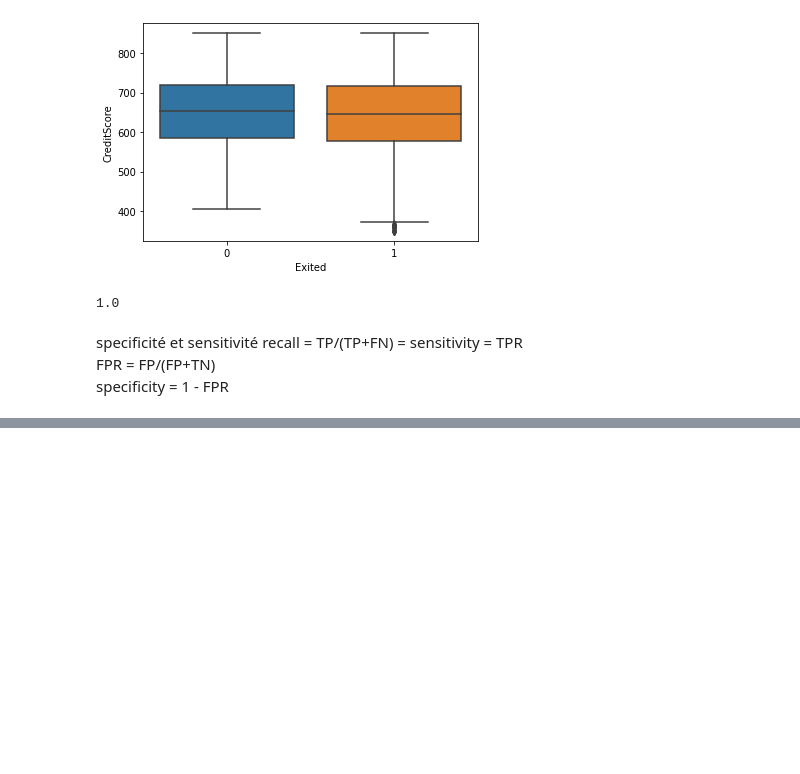
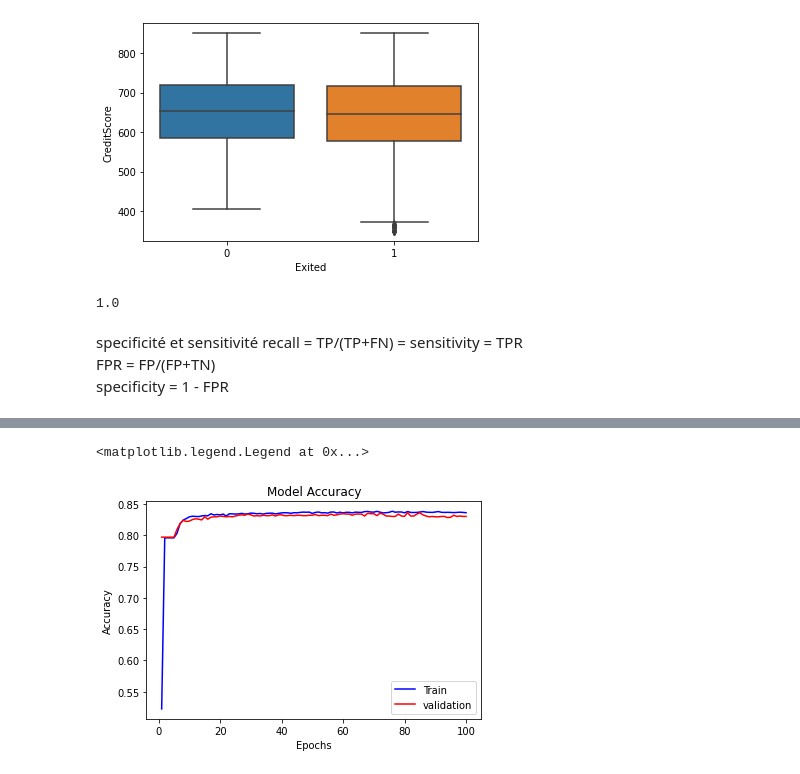
Before and after one commit to aws3ma/deep-learning, a Jupyter notebook: Atelier_1.ipynb, the cells around one changed output, grey strips where cells are left out. Cells and saved outputs as stored; diff of their text form; code cells hidden in the pictures; blank space fills up the shorter version.

```diff
--- a/Atelier_1.ipynb
+++ b/Atelier_1.ipynb
@@ -9,7 +9,7 @@ Mounted at /content/drive
 import warnings
 warnings.filterwarnings('ignore')
 # %%
-ml_folder='/content/drive/MyDrive/ML/'
+dl_folder='/content/drive/MyDrive/DL/'
 # %%
 import pandas as pd
 import numpy as np
@@ -18,5 +24,5 @@ import warnings
 # %%
-df=pd.read_csv(ml_folder+'Churn_Modelling.csv')
+df=pd.read_csv(dl_folder+'Churn_Modelling.csv')
 df
 # %% [output]
 |  | RowNumber | CustomerId | Surname | CreditScore | Geography | Gender | Age | Tenure | Balance | ... |
@@ -213,3 +219,16 @@ specificité et sensitivité
 recall = TP/(TP+FN) = sensitivity = TPR <br/>
 FPR = FP/(FP+TN) <br/>
 specificity = 1 - FPR
+# %%
+model =Sequential()
+model.add(Dense(6 ,input_shape =(11,)))
+model.add(Activation ('sigmoid'))
+model.add(Dense(6 ))
+model.add(Activation ('sigmoid'))
+
+model.add(Dense(1))
+model.add(Activation ('sigmoid'))
+
+model.compile(loss='binary_crossentropy' , metrics =['accuracy'], optimizer='adam')
+# %%
+hist = model.fit(x_train,y_train,batch_size=10,epochs=100,verbose=2,validation_split=0.2)
@@ -215,0 +277,13 @@ specificity = 1 - FPR
+# %%
+val_acc=hist.history['val_accuracy']
+acc=hist.history['accuracy']
+epochs=range(1,len(acc)+1)
+plt.plot(epochs,acc,'b')
+plt.plot(epochs, val_acc, 'r-')
+plt.title('Model Accuracy')
+plt.xlabel('Epochs')
+plt.ylabel('Accuracy')
+plt.legend(['Train','validation'])
+# %% [output]
+<matplotlib.legend.Legend at 0x...>
+[figure, added]
```
Also changed, not shown: parts of 19 cells of this notebook.
